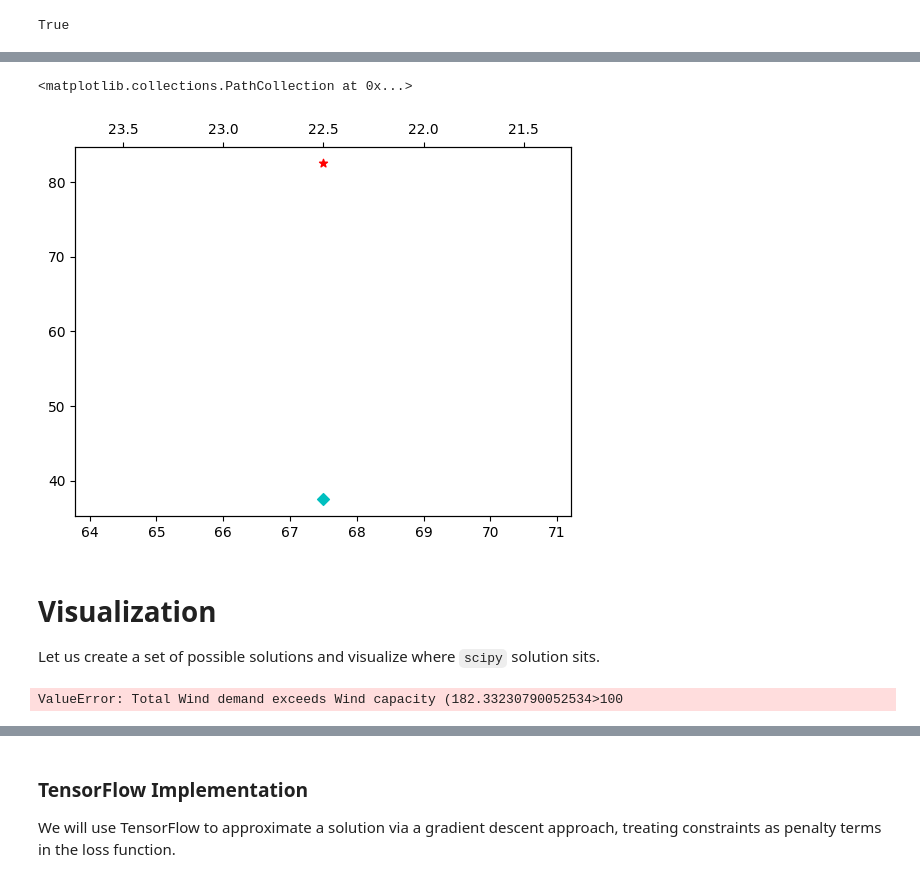
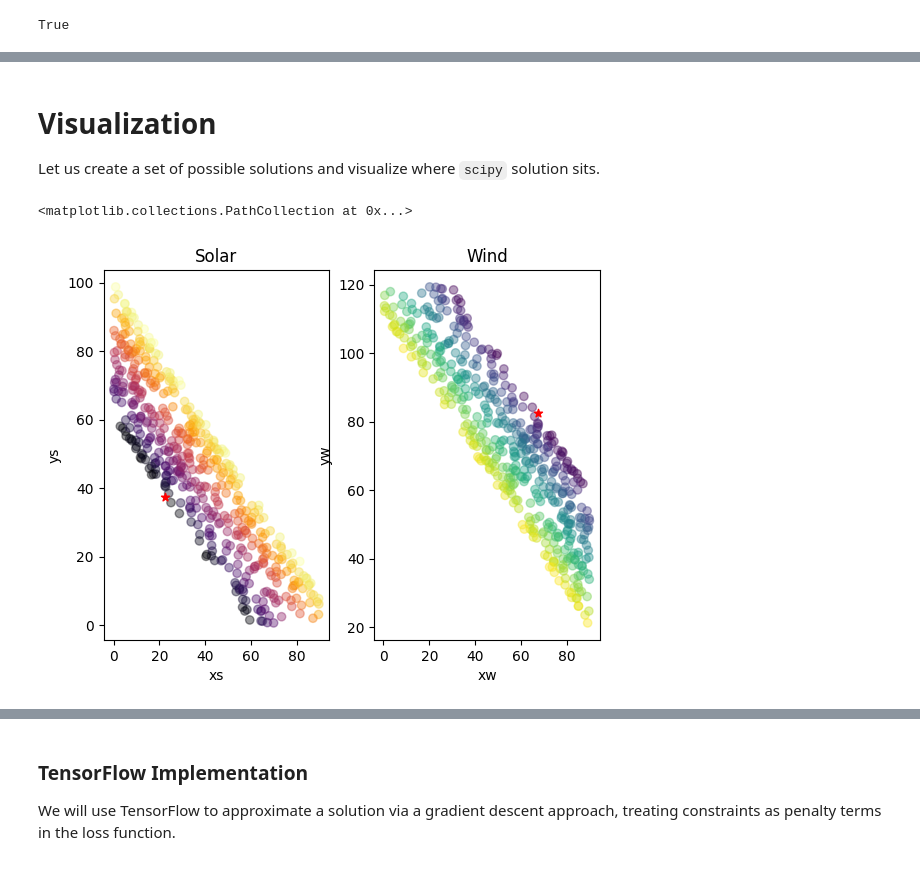
Before and after one commit to marcodigennaro/optimization, a Jupyter notebook: optimization/jupter-notebooks/renewable_energy_flow.ipynb, the cells around one changed output, grey strips where cells are left out. Drawn from its saved outputs; the diff is of its cells as text; code cells hidden in the pictures.

Commit message:
cross visualization

```diff
--- a/optimization/jupter-notebooks/renewable_energy_flow.ipynb
+++ b/optimization/jupter-notebooks/renewable_energy_flow.ipynb
@@ -139,5 +139,5 @@ system.check_solution_integrity(scipy_solution.x)
 # %% [output]
 True
 # %%
-a,b,c,d = scipy_solution.x
+xw, xs, yw, ys = scipy_solution.x
 # %%
@@ -167,15 +147,3 @@ ax2.scatter(scipy_solution.x[1], scipy_solution.x[3], c='r', marker='*')
-# %%
-fig, ax1 = plt.subplots()
-
-ax1.scatter(scipy_solution.x[0], scipy_solution.x[2], c='r', marker='*')
-
-ax2 = ax1.twiny()#.twinx()
-ax2.invert_xaxis()
-
-ax2.scatter(scipy_solution.x[1], scipy_solution.x[3], c='c', marker='D')
-# %% [output]
-<matplotlib.collections.PathCollection at 0x...>
-[figure, removed]
 # %% [markdown]
 # Visualization
 
@@ -192,28 +160,28 @@ yss = [arr[1, 1] for arr in solutions]
 
 # flip xss for visualization
 #xss = [ max(xss)-x for x in xss ]
-yss
-# %% [output]
-ValueError: Total Wind demand exceeds Wind capacity (182.33230790052534>100
 # %%
 import matplotlib.pyplot as plt
 
 fig, [ax_s, ax_w] = plt.subplots(1, 2)
 
 ax_s.set_title('Solar')
 ax_s.scatter( xss, yss, c=costs, cmap ='inferno', alpha=0.4 )
 
 ax_s.set_ylabel('ys')
 ax_s.set_xlabel('xs')
 
 ax_w.set_title('Wind')
 ax_w.scatter( xws, yws, c=costs, cmap ='viridis', alpha=0.4 )
 
 ax_w.set_ylabel('yw')
 ax_w.set_xlabel('xw')
 
-ax_s.scatter(scipy_solution.x[0], scipy_solution.x[2], c='r', marker='*')
-ax_w.scatter(scipy_solution.x[1], scipy_solution.x[3], c='r', marker='*')
+ax_w.scatter(xw, yw, c='r', marker='*')
+ax_s.scatter(xs, ys, c='r', marker='*')
+# %% [output]
+<matplotlib.collections.PathCollection at 0x...>
+[figure, added]
 # %%
 import matplotlib.pyplot as plt
 
```
Also changed, not shown: parts of 5 cells of this notebook.
